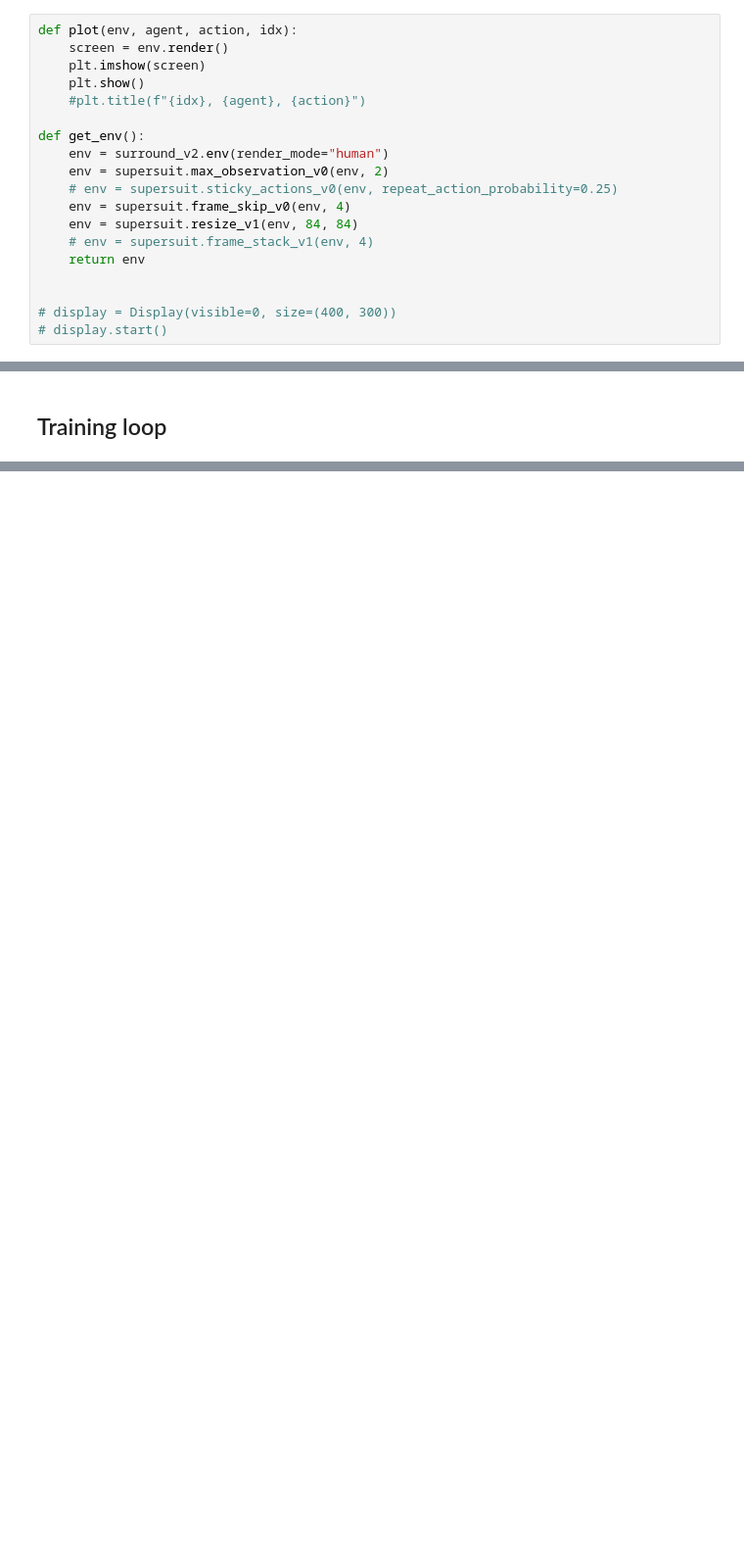
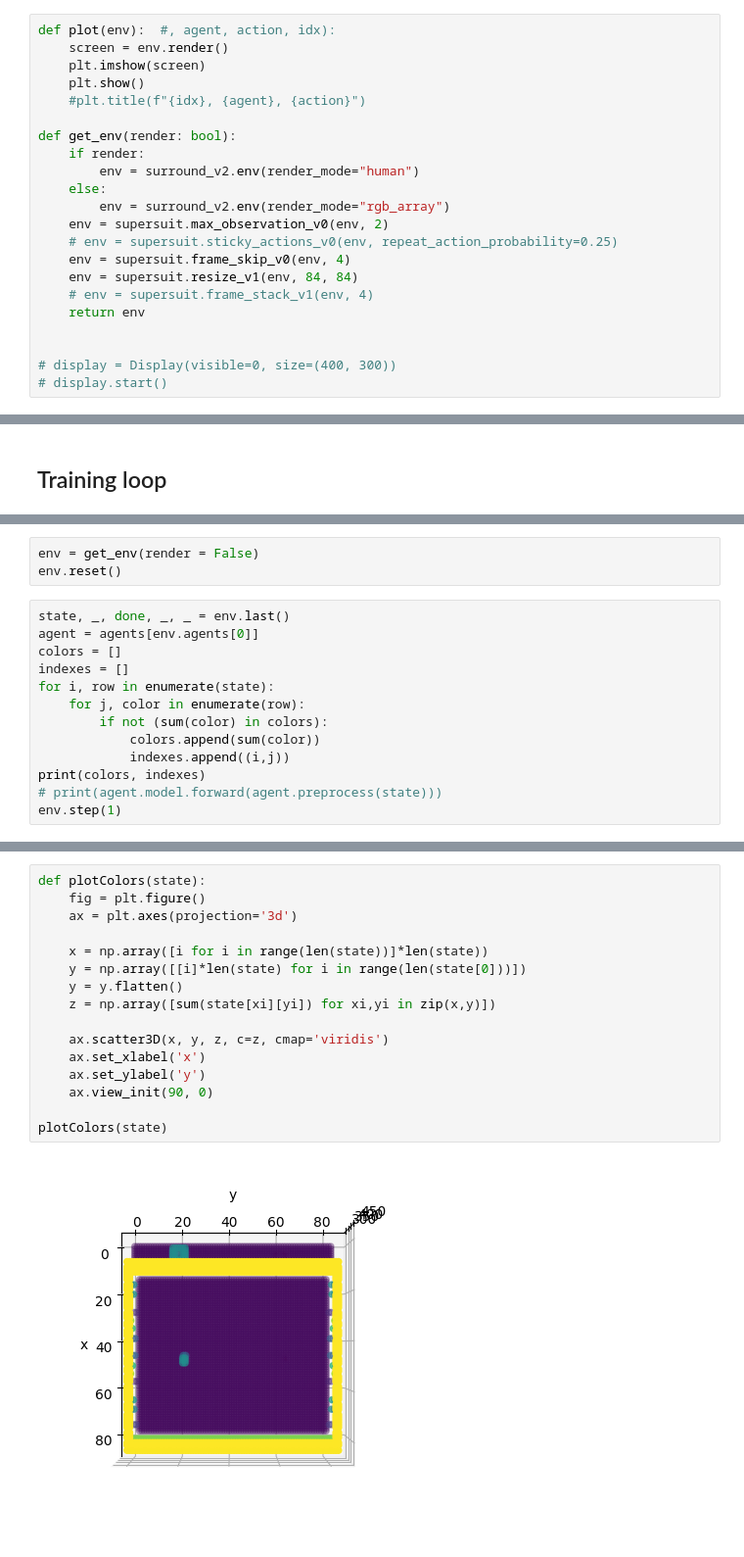
Before and after one commit to AlessandroBarbiero/Deep-Learning-for-Games-labs, a Jupyter notebook: Tournament.ipynb, the cells around one changed output, grey strips where cells are left out. Shown at 98% size. Cells and saved outputs as stored; diff of their text form; blank space fills up the shorter version.

```diff
--- a/Tournament.ipynb
+++ b/Tournament.ipynb
@@ -23,14 +23,17 @@ from pyvirtualdisplay import Display
 # %% [markdown]
 ## Making the environment
 # %%
-def plot(env, agent, action, idx):
+def plot(env):  #, agent, action, idx):
     screen = env.render()
     plt.imshow(screen)
     plt.show()
     #plt.title(f"{idx}, {agent}, {action}")
 
-def get_env():
-    env = surround_v2.env(render_mode="human")
+def get_env(render: bool):
+    if render:
+        env = surround_v2.env(render_mode="human")
+    else:
+        env = surround_v2.env(render_mode="rgb_array")
     env = supersuit.max_observation_v0(env, 2)
     # env = supersuit.sticky_actions_v0(env, repeat_action_probability=0.25)
     env = supersuit.frame_skip_v0(env, 4)
@@ -214,0 +255,16 @@ torch.save(agents[env.agents[0]].model.state_dict(), 'modelTournament.pth')
+# %%
+env = get_env(render = False)
+env.reset()
+# %%
+state, _, done, _, _ = env.last()
+agent = agents[env.agents[0]]
+colors = []
+indexes = []
+for i, row in enumerate(state):
+    for j, color in enumerate(row):
+        if not (sum(color) in colors):
+            colors.append(sum(color))
+            indexes.append((i,j))
+print(colors, indexes)
+# print(agent.model.forward(agent.preprocess(state)))
+env.step(1)
@@ -214,0 +273,18 @@ torch.save(agents[env.agents[0]].model.state_dict(), 'modelTournament.pth')
+# %%
+def plotColors(state):
+    fig = plt.figure()
+    ax = plt.axes(projection='3d')
+
+    x = np.array([i for i in range(len(state))]*len(state))
+    y = np.array([[i]*len(state) for i in range(len(state[0]))])
+    y = y.flatten()
+    z = np.array([sum(state[xi][yi]) for xi,yi in zip(x,y)])
+
+    ax.scatter3D(x, y, z, c=z, cmap='viridis')
+    ax.set_xlabel('x')
+    ax.set_ylabel('y')
+    ax.view_init(90, 0)
+
+plotColors(state)
+# %% [output]
+[figure, added]
```
Also changed, not shown: parts of 12 cells of this notebook.
